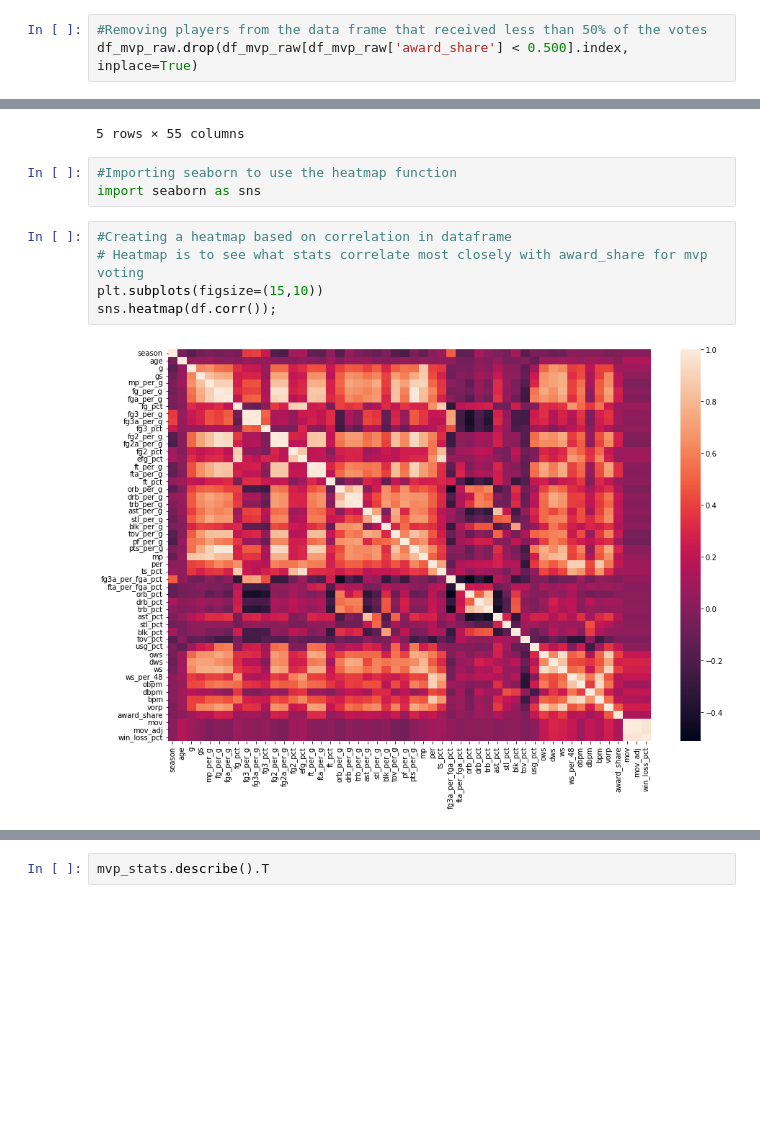
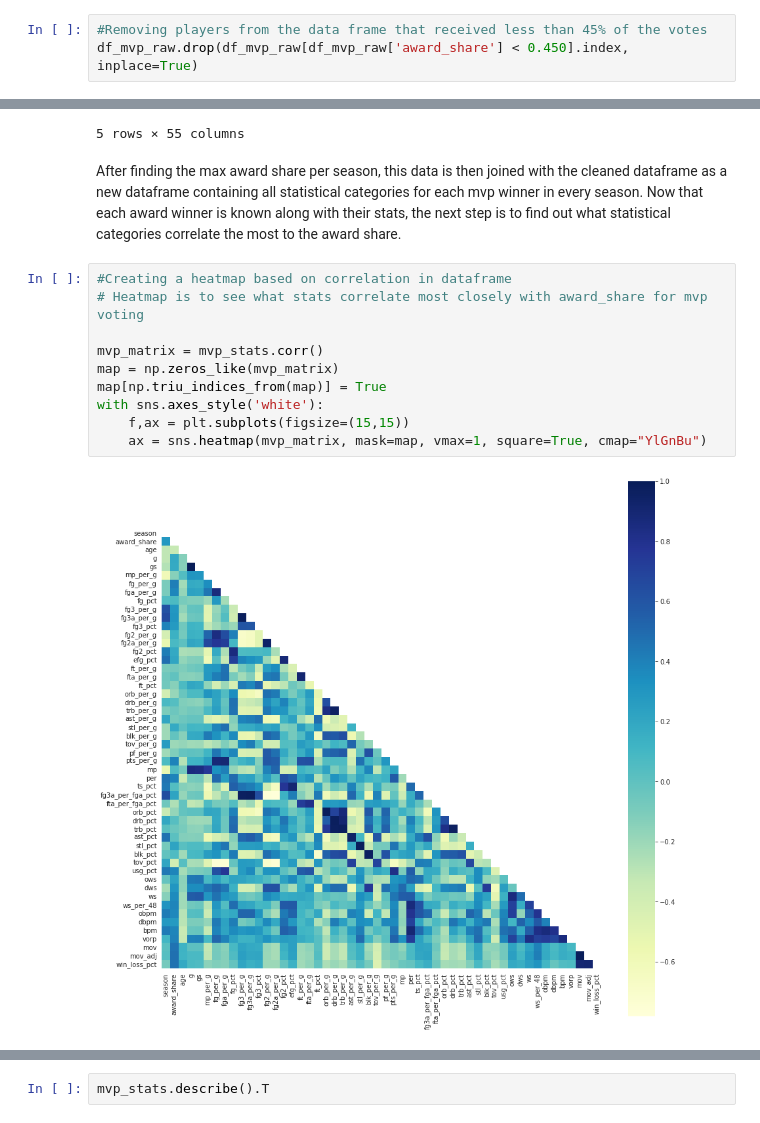
Before and after one commit to AutomationKay/Data-Science-, a Jupyter notebook: Capstone 2/notebooks/Capstone_2_DW.ipynb, the cells around one changed output, grey strips where cells are left out. Cells and saved outputs as stored; diff of their text form; blank space fills up the shorter version.

Commit message:
Updated Data Wrangling Phase for MVP Prediction

```diff
--- a/Capstone 2/notebooks/Capstone_2_DW.ipynb
+++ b/Capstone 2/notebooks/Capstone_2_DW.ipynb
@@ -138,6 +151,6 @@ df_mvp_raw.head()
 # %%
-#Removing players from the data frame that received less than 50% of the votes
-df_mvp_raw.drop(df_mvp_raw[df_mvp_raw['award_share'] < 0.500].index, inplace=True)
+#Removing players from the data frame that received less than 45% of the votes
+df_mvp_raw.drop(df_mvp_raw[df_mvp_raw['award_share'] < 0.450].index, inplace=True)
 # %% [output]
 A value is trying to be set on a copy of a slice from a DataFrame
 
@@ -186,13 +201,17 @@ mvp_stats.head()
 | 3 | 1985 | 0.978 | Larry Bird | SF | 28 | BOS | 80 | 77 | 39.5 | 11.5 | ... |
 | 4 | 1986 | 0.981 | Larry Bird | SF | 29 | BOS | 82 | 81 | 38.0 | 9.7 | ... |
 5 rows × 55 columns
-# %%
-#Importing seaborn to use the heatmap function
-import seaborn as sns
+# %% [markdown]
+After finding the max award share per season, this data is then joined with the cleaned dataframe as a new dataframe containing all statistical categories for each mvp winner in every season. Now that each award winner is known along with their stats, the next step is to find out what statistical categories correlate the most to the award share.
 # %%
 #Creating a heatmap based on correlation in dataframe
 # Heatmap is to see what stats correlate most closely with award_share for mvp voting
-plt.subplots(figsize=(15,10))
-sns.heatmap(df.corr());
+
+mvp_matrix = mvp_stats.corr()
+map = np.zeros_like(mvp_matrix)
+map[np.triu_indices_from(map)] = True
+with sns.axes_style('white'):
+    f,ax = plt.subplots(figsize=(15,15))
+    ax = sns.heatmap(mvp_matrix, mask=map, vmax=1, square=True, cmap="YlGnBu")
 # %% [output]
-[figure, old version]
+[figure, new version]
```
Also changed, not shown: parts of 15 cells of this notebook.
